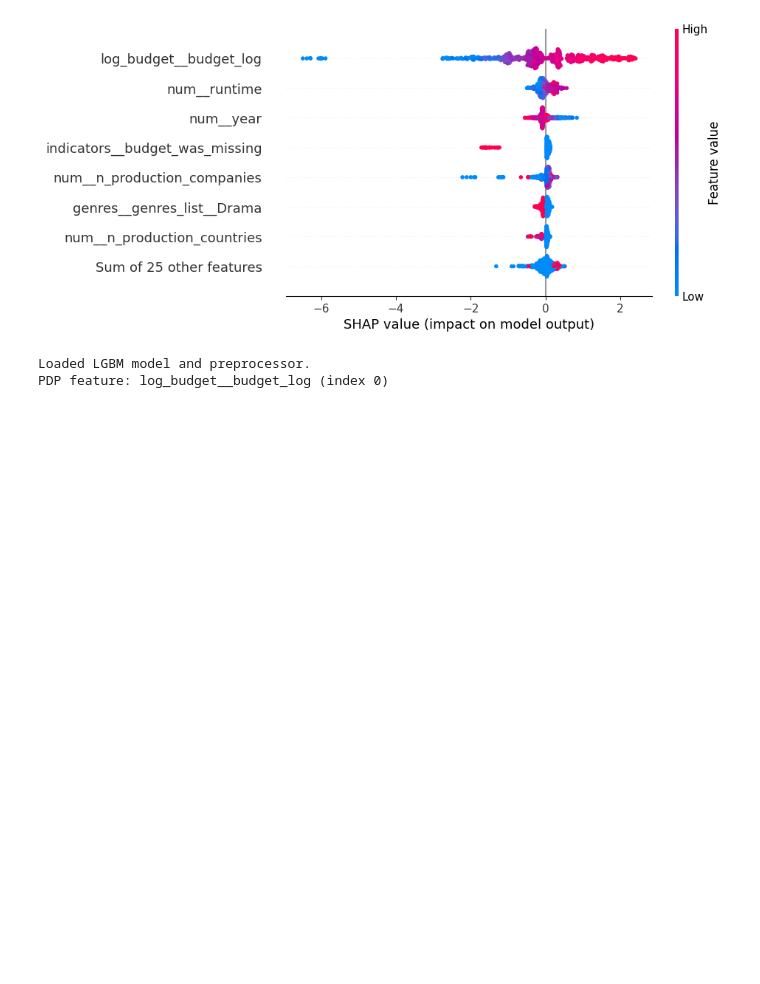
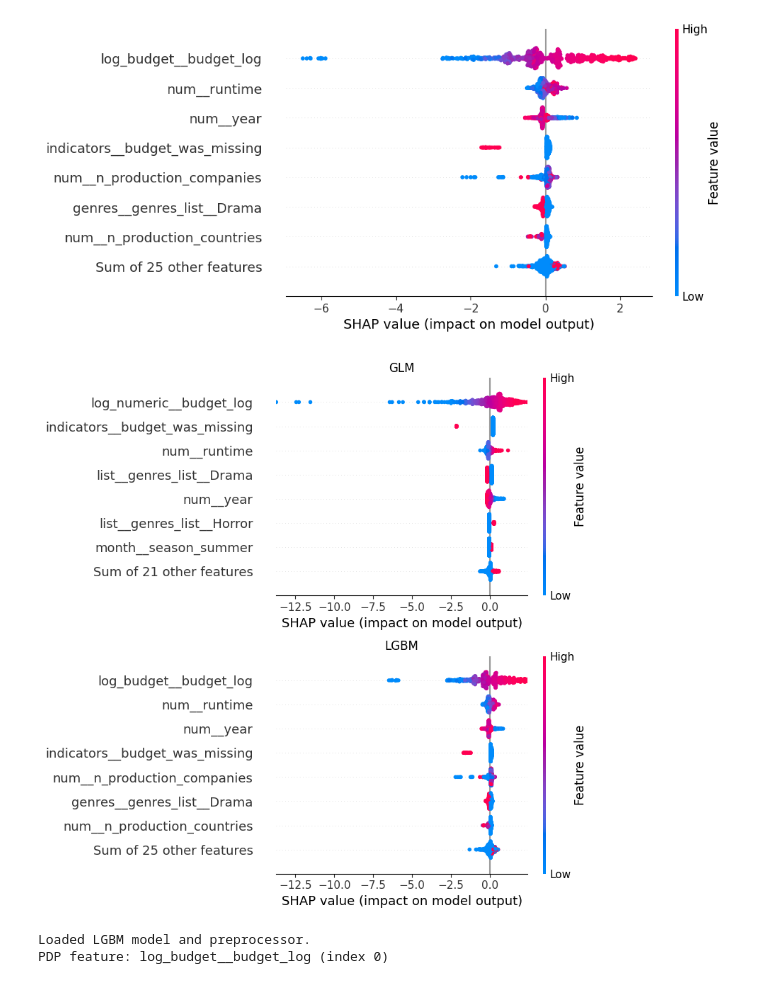
Before and after one commit to gem733/d100project, a Jupyter notebook: d100project/evaluation/evaluation.ipynb, the cells around one changed output. Drawn from its saved outputs; the diff is of its cells as text; code cells hidden in the pictures; blank space fills up the shorter version.

Commit message:
improved beeswarm

```diff
--- a/d100project/evaluation/evaluation.ipynb
+++ b/d100project/evaluation/evaluation.ipynb
@@ -214,6 +214,54 @@ shap.plots.beeswarm(
 plt.show()
 # %% [output]
 [figure]
+# %%
+import numpy as np
+import shap
+import matplotlib.pyplot as plt
+
+# Load SHAP bundles
+bundle1 = np.load("shap_glm_bundle.npy", allow_pickle=True).item()
+bundle2 = np.load("shap_lgbm_bundle.npy", allow_pickle=True).item()
+
+# Create Explanation objects
+shap_exp1 = shap.Explanation(
+    values=bundle1["shap_values"],
+    base_values=bundle1["expected_value"],
+    data=bundle1["X_test"],
+    feature_names=bundle1["feature_names"]
+)
+
+shap_exp2 = shap.Explanation(
+    values=bundle2["shap_values"],
+    base_values=bundle2["expected_value"],
+    data=bundle2["X_test"],
+    feature_names=bundle2["feature_names"]
+)
+
+# Determine x-axis limits to cover both models
+all_values = np.concatenate([shap_exp1.values.flatten(), shap_exp2.values.flatten()])
+xlim = (all_values.min(), all_values.max())
+
+# Create stacked plots
+fig, axes = plt.subplots(2, 1, figsize=(12, 20), sharex=True)
+
+# Beeswarm for model 1
+plt.sca(axes[0])
+shap.plots.beeswarm(shap_exp1, max_display=8, show=False)
+plt.title("GLM")
+plt.xlim(xlim)
+
+# Beeswarm for model 2
+plt.sca(axes[1])
+shap.plots.beeswarm(shap_exp2, max_display=8, show=False)
+plt.title("LGBM")
+plt.xlim(xlim)
+
+fig.set_size_inches(8, 8)
+plt.tight_layout()
+plt.show()
+# %% [output]
+[figure, added]
 # %%
 import sys
 from pathlib import Path
```
